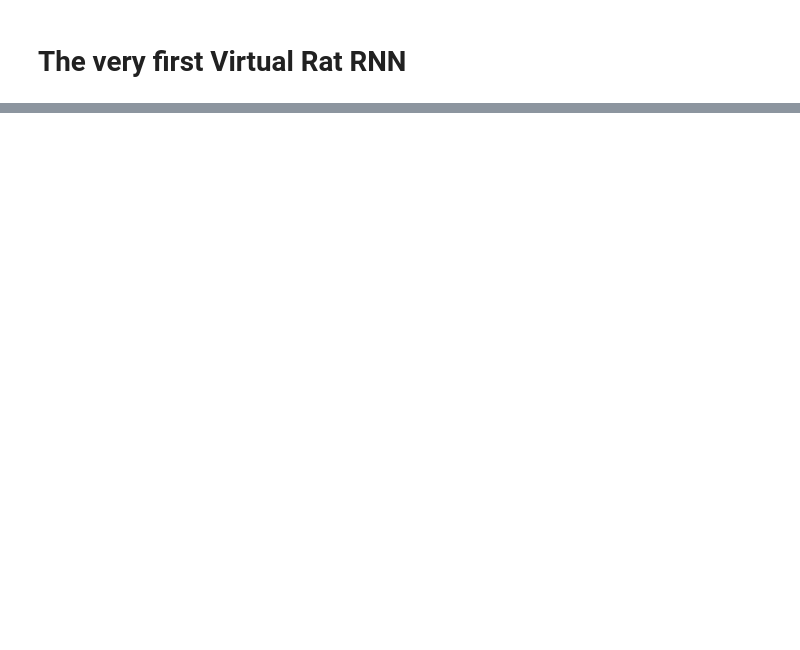
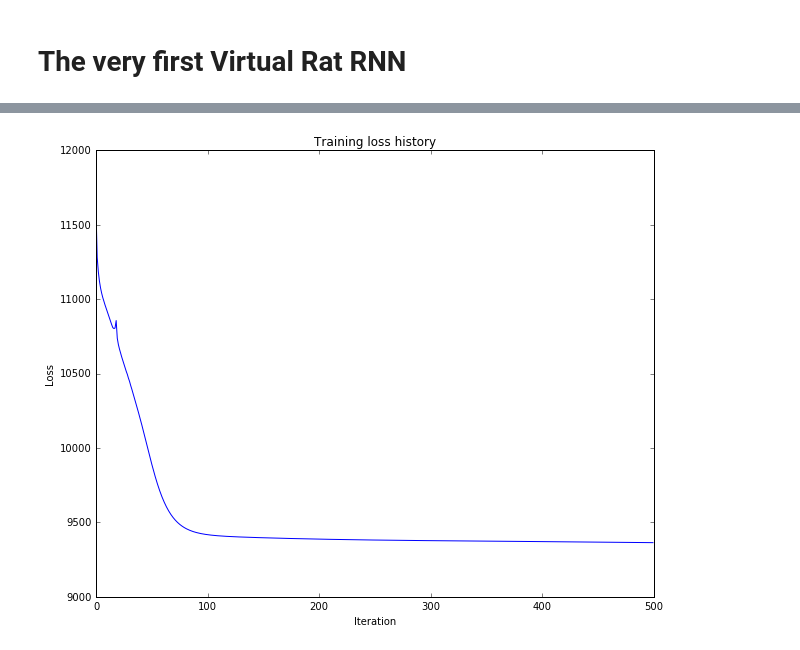
Before and after one commit to jacklxc/Virtual-Rat, a Jupyter notebook: FirstVirtualRat.ipynb, the cells around one changed output, grey strips where cells are left out. Saved outputs shown, nothing was run; the diff lists cells and outputs as text; code cells hidden in the pictures; blank space fills up the shorter version.

```diff
--- a/FirstVirtualRat.ipynb
+++ b/FirstVirtualRat.ipynb
@@ -2,13 +2,21 @@
 # The very first Virtual Rat RNN
 # %%
 import numpy as np
+import matplotlib.pyplot as plt
+
 from RNN import FirstRNN
 from VirtualRatFunctions import *
 from RNN_solver import RNNsolver
+
+%matplotlib inline
+plt.rcParams['figure.figsize'] = (10.0, 8.0) # set default size of plots
+plt.rcParams['image.interpolation'] = 'nearest'
+plt.rcParams['image.cmap'] = 'gray'
+
 # auto-reloading external modules
 # see http://stackoverflow.com/questions/1907993/autoreload-of-modules-in-ipython
 %load_ext autoreload
 %autoreload 2
 
-allRatsData = getData()
+allRatsData = getData(1)
 # %% [output]
@@ -70,11 +63,11 @@ print np.corrcoef(valY, out)
 # %%
-RNN = FirstRNN(hidden_dim = 2)
-solver = RNNsolver(RNN, trainX, trainTrueY,optim_config={
-                 'learning_rate': 8e-5,
-               }, num_epochs = 200,
+RNN = FirstRNN(hidden_dim = 5)
+solver = RNNsolver(RNN, trainX, trainY,optim_config={
+                 'learning_rate': 1e-4,
+               }, num_epochs = 500,
                    verbose = True)
 solver.train()
-out = RNN.predict(valX)
-acc = np.mean(out == valTrueY)
+choice, probs = RNN.predict(valX)
+acc = np.mean(choice == valTrueY)
 print acc
 # %% [output]
@@ -97,0 +91,9 @@ print acc
+# %%
+# Plot the training losses
+plt.plot(solver.loss_history)
+plt.xlabel('Iteration')
+plt.ylabel('Loss')
+plt.title('Training loss history')
+plt.show()
+# %% [output]
+[figure, added]
```
Also changed, not shown: parts of 11 cells of this notebook, 3 other files.
